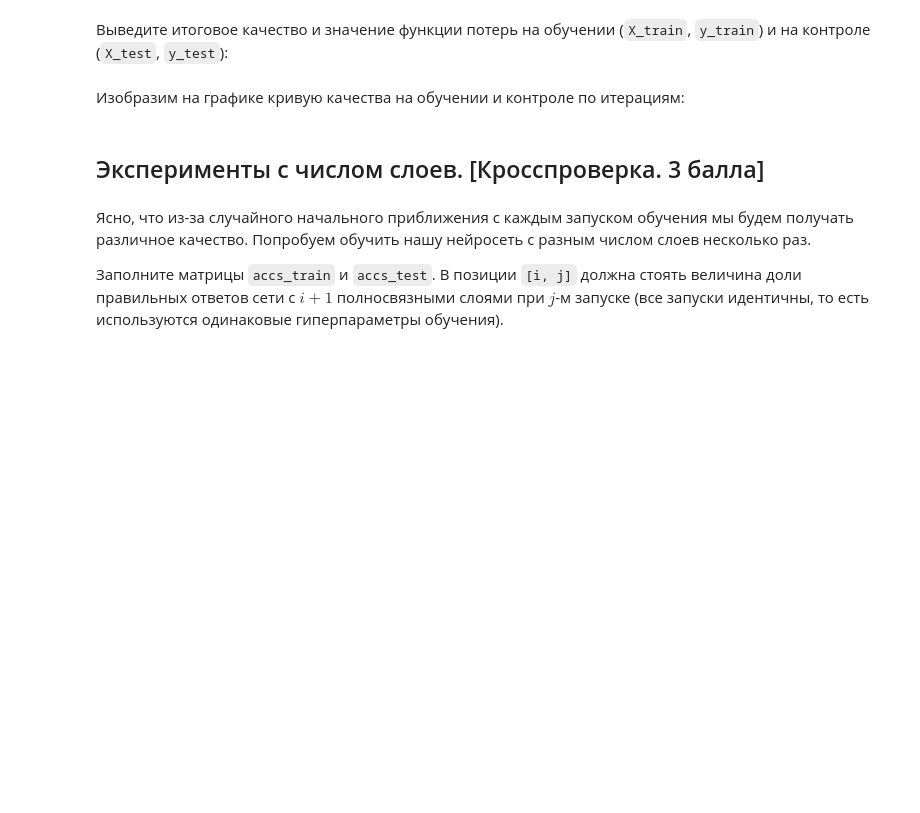
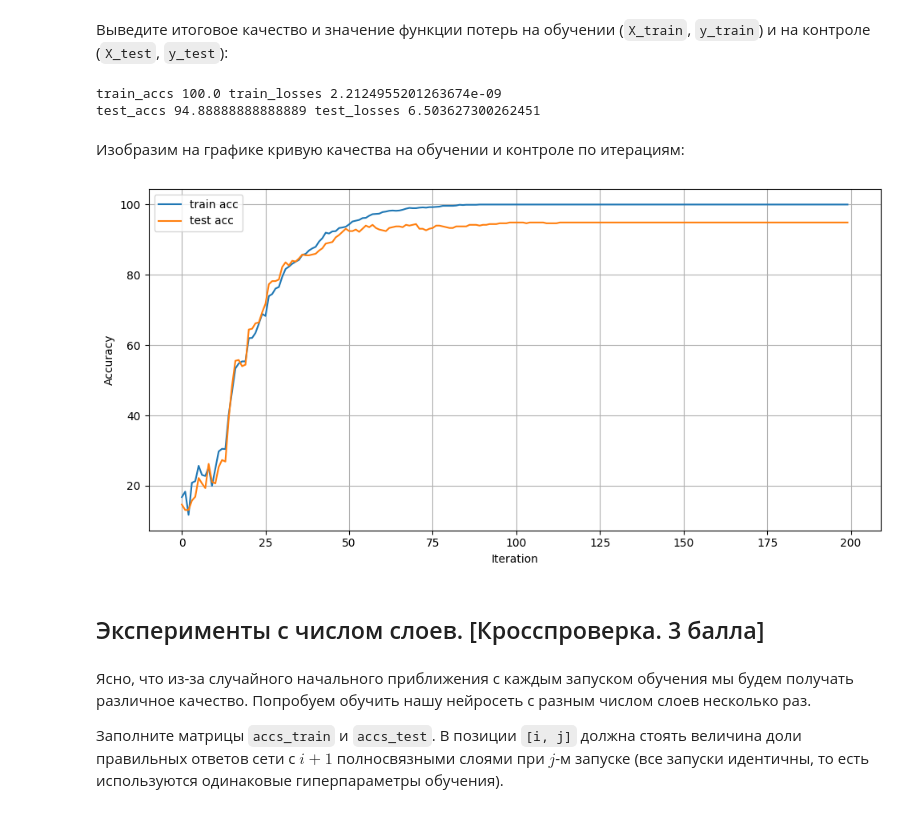
Before and after one commit to DYDKA4/DML, a Jupyter notebook: DL-1/Homework_1.1._Dense_Networks.ipynb, the cells around one changed output. Cells and saved outputs as stored; diff of their text form; code cells hidden in the pictures; blank space fills up the shorter version.

```diff
--- a/DL-1/Homework_1.1._Dense_Networks.ipynb
+++ b/DL-1/Homework_1.1._Dense_Networks.ipynb
@@ -476,7 +594,7 @@ dense_network.to(device), next(iter(dense_network.parameters()))
 Реализуйте цикл обучения модели в функции `training_loop`:
 # %%
 import tqdm.notebook as tqdm
-
+from sklearn.metrics import accuracy_score
 def training_loop(n_epochs, network, loss_fn, optimizer, ds_train, ds_test, device):
     '''
     :param int n_epochs: Число итераций оптимизации
@@ -492,6 +610,8 @@ def training_loop(n_epochs, network, loss_fn, optimizer, ds_train, ds_test, devi
     for epoch in tqdm.tqdm(range(n_epochs), total=n_epochs, leave=True):
         # Переводим сеть в режим обучения
         ### your code here
+        network = network.float()
+        network.train()
 
         # Итерация обучения сети
         def closure():
@@ -503,21 +623,35 @@ def training_loop(n_epochs, network, loss_fn, optimizer, ds_train, ds_test, devi
             :returns: Значение функции потерь
             '''
             ### your code here
+            optimizer.zero_grad()
+            loss = loss_fn(network(ds_train[0].float()), ds_train[1])
+            loss.backward()
+            return loss
 
         # Шаг оптимизации
         ### your code here
+        optimizer.step(closure=closure)
 
         # Переводим сеть в инференс режим
         ### your code here
+        network.eval()
 
         # При тестировании сети нет необходимости считать градиенты, поэтому можно отключить автоматическое дифференцирование
         #   для ускорения операций
         with torch.no_grad():
             # Вычисление качества и функции потерь на обучающей выборке
             ### your code here
-
+            output = network(ds_train[0].float())
+            train_indexes = torch.max(output, axis=1)[1]
+            train_accuracies += [(accuracy_score(ds_train[1].cpu(), train_indexes.cpu()) * 100)]
+            train_losses += [(loss_fn(output, ds_train[1]))]
             # Вычисление качества и функции потерь на тестовой выборке
             ### your code here
+            output = network(ds_test[0].float())
+            test_indexes = torch.max(output, axis=1)[1]
+            test_accuracies += [(accuracy_score(ds_test[1].cpu(), test_indexes.cpu()) * 100)]
+            test_losses += [(loss_fn(output, ds_test[1]))]
+
 
             if epoch % 20 == 0:
                 print(
@@ -541,22 +684,31 @@ train_losses, test_losses, train_accs, test_accs = training_loop(
+# %%
+### your code here
+print("train_accs", train_accs[-1], "train_losses", train_losses[-1].item())
+print("test_accs", test_accs[-1], "test_losses", test_losses[-1].item())
+# %% [output]
+train_accs 100.0 train_losses 2.2124955201263674e-09
+test_accs 94.88888888888889 test_losses 6.503627300262451
 # %% [markdown]
 Изобразим на графике кривую качества на обучении и контроле по итерациям:
 # %%
 fig, ax = plt.subplots(1, 1, figsize=(10, 5))
 ax.plot(train_accs, label="train acc")
 ax.plot(test_accs, label="test acc")
 ax.set_xlabel("Iteration")
 ax.set_ylabel("Accuracy")
 ax.grid(True)
 ax.legend()
 
-fig.text(
-    0.5, 0.5, 'Только для ознакомления',
-    fontsize=40, color='gray', alpha=0.6,
-    ha='center', va='center', rotation='30'
-)
+#fig.text(
+#    0.5, 0.5, 'Только для ознакомления',
+#    fontsize=40, color='gray', alpha=0.6,
+#    ha='center', va='center', rotation='30'
+#)
 
 fig.tight_layout()
 plt.show()
+# %% [output]
+[figure, added]
 # %% [markdown]
 ## Эксперименты с числом слоев. [Кросспроверка. 3 балла]
 # %% [markdown]
```
Also changed, not shown: parts of 41 cells of this notebook, 1 other file.
